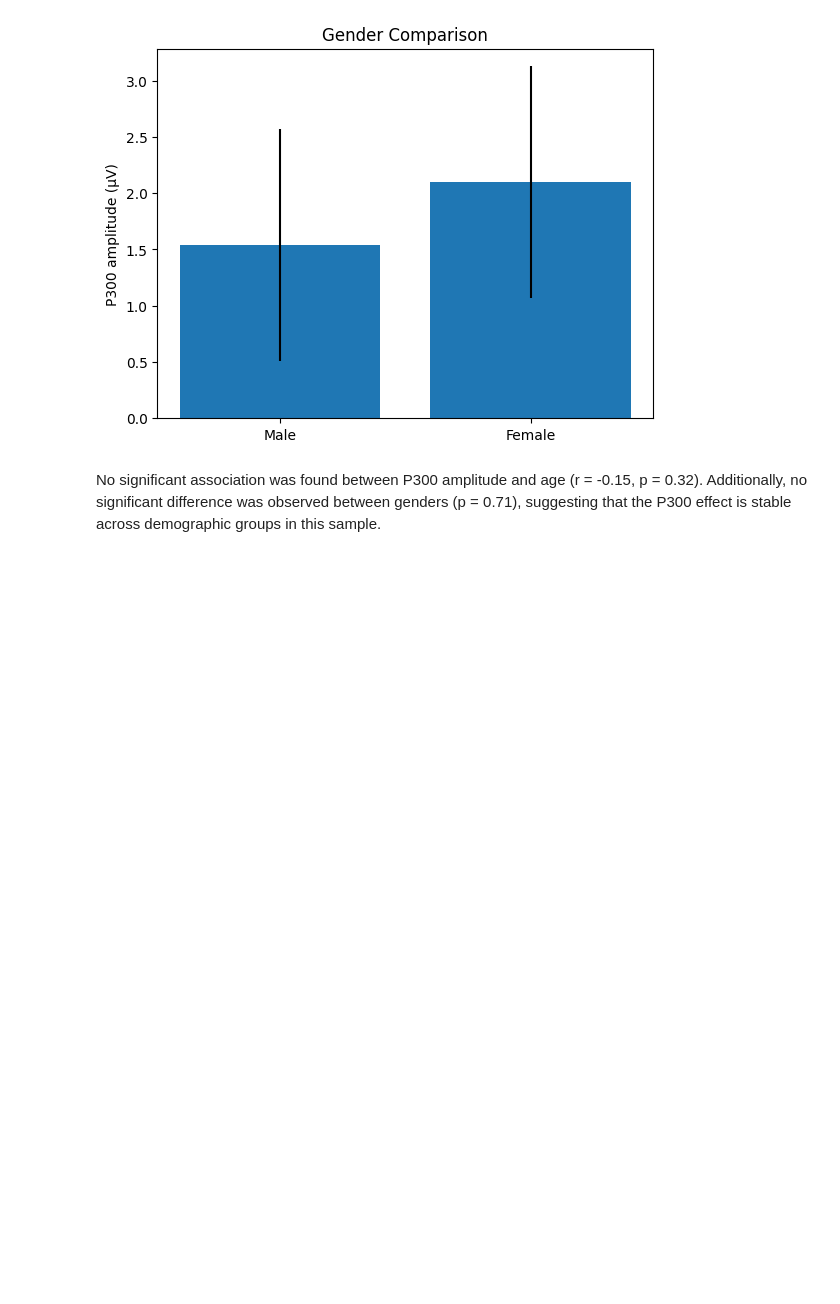
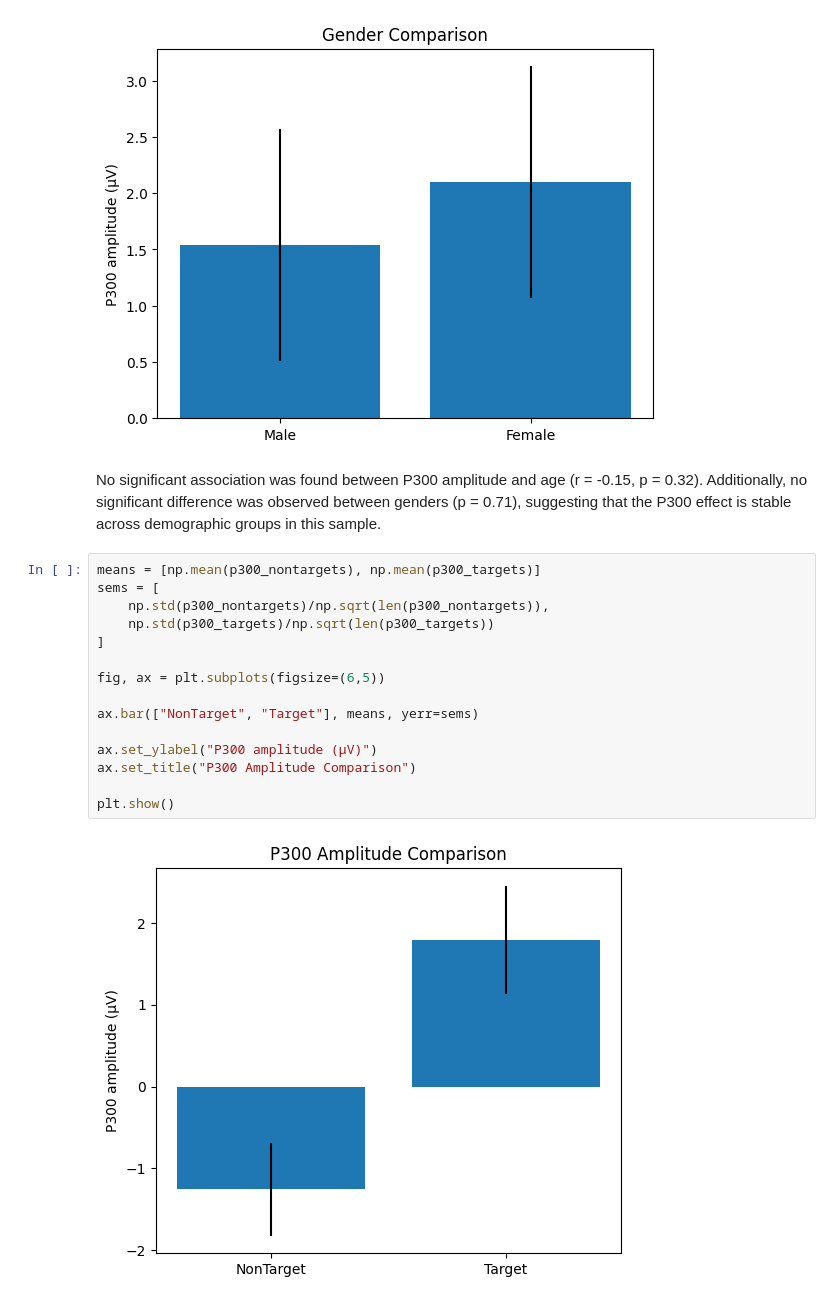
Before and after one commit to samuellee77/p300-oddball, a Jupyter notebook: group_level.ipynb, the cells around one changed output. Drawn from its saved outputs; the diff is of its cells as text; blank space fills up the shorter version.

Commit message:
added a few plots for presentation

```diff
--- a/group_level.ipynb
+++ b/group_level.ipynb
@@ -336,3 +336,20 @@ plt.show()
 [figure]
 # %% [markdown]
 No significant association was found between P300 amplitude and age (r = -0.15, p = 0.32). Additionally, no significant difference was observed between genders (p = 0.71), suggesting that the P300 effect is stable across demographic groups in this sample.
+# %%
+means = [np.mean(p300_nontargets), np.mean(p300_targets)]
+sems = [
+    np.std(p300_nontargets)/np.sqrt(len(p300_nontargets)),
+    np.std(p300_targets)/np.sqrt(len(p300_targets))
+]
+
+fig, ax = plt.subplots(figsize=(6,5))
+
+ax.bar(["NonTarget", "Target"], means, yerr=sems)
+
+ax.set_ylabel("P300 amplitude (µV)")
+ax.set_title("P300 Amplitude Comparison")
+
+plt.show()
+# %% [output]
+[figure, added]
```
Also changed, not shown: parts of 2 cells of this notebook, 1 other file.
